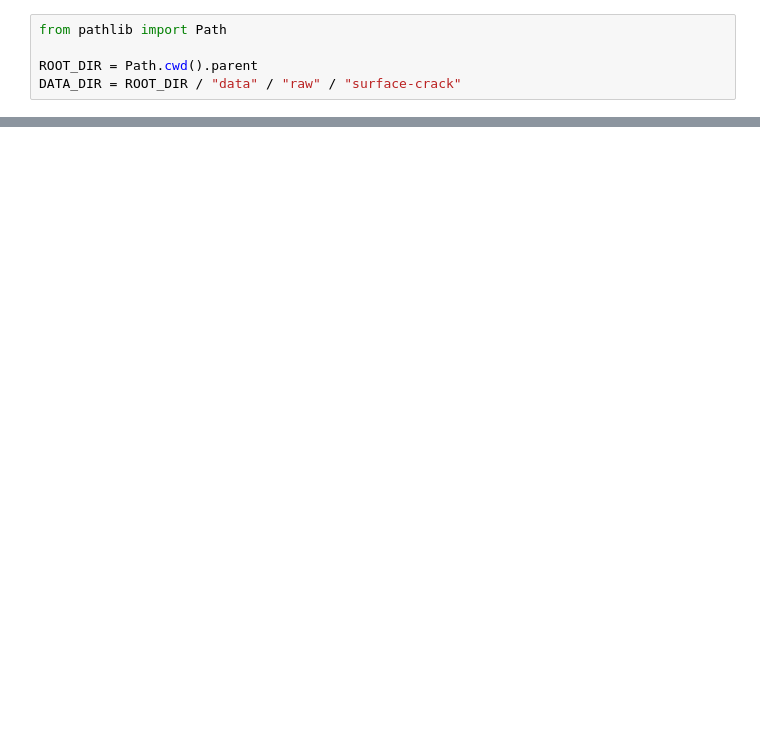
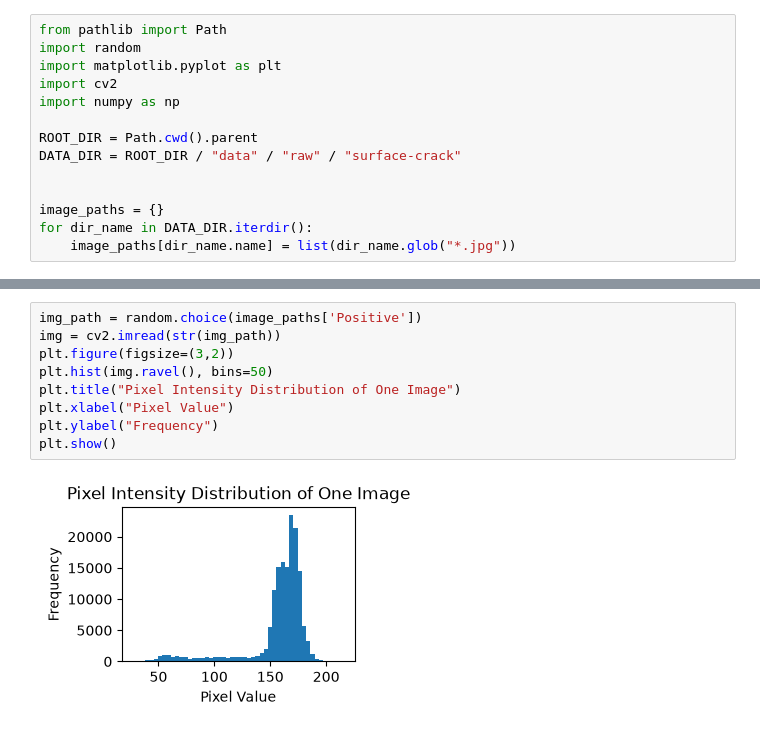
Before and after one commit to bravemeow/defect-detection, a Jupyter notebook: notebooks/01_dataset_exploration.ipynb, the cells around one changed output, grey strips where cells are left out. Saved outputs shown, nothing was run; the diff lists cells and outputs as text; blank space fills up the shorter version.

```diff
--- a/notebooks/01_dataset_exploration.ipynb
+++ b/notebooks/01_dataset_exploration.ipynb
@@ -1,5 +3,14 @@
 # %%
 from pathlib import Path
+import random
+import matplotlib.pyplot as plt
+import cv2
+import numpy as np
 
 ROOT_DIR = Path.cwd().parent
 DATA_DIR = ROOT_DIR / "data" / "raw" / "surface-crack"
+
+
+image_paths = {}
+for dir_name in DATA_DIR.iterdir():
+    image_paths[dir_name.name] = list(dir_name.glob("*.jpg"))
@@ -27,0 +69,11 @@ shape: (227, 227, 3)
+# %%
+img_path = random.choice(image_paths['Positive'])
+img = cv2.imread(str(img_path))
+plt.figure(figsize=(3,2))
+plt.hist(img.ravel(), bins=50)
+plt.title("Pixel Intensity Distribution of One Image")
+plt.xlabel("Pixel Value")
+plt.ylabel("Frequency")
+plt.show()
+# %% [output]
+[figure, added]
```
Also changed, not shown: parts of 15 cells of this notebook, 2 other files.
